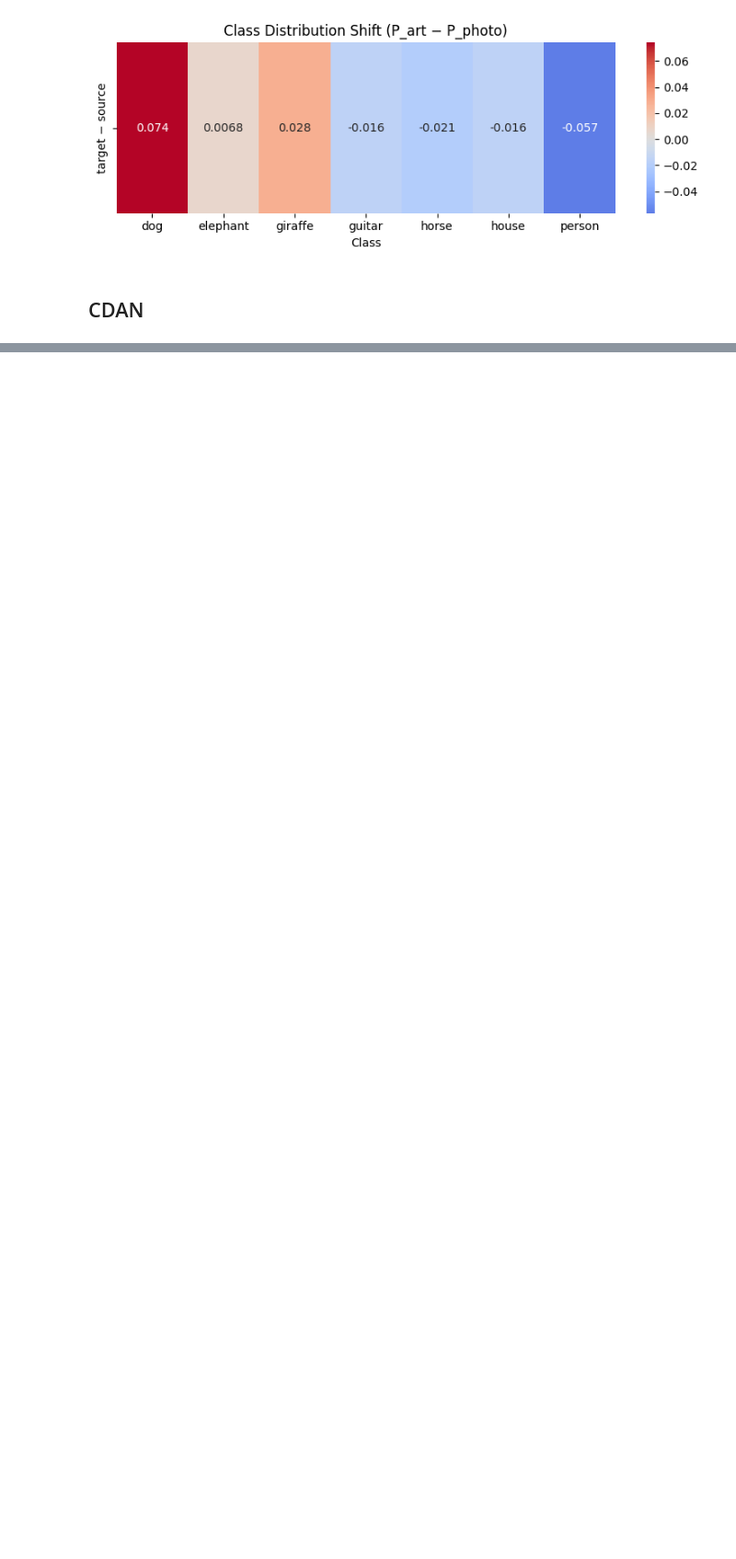
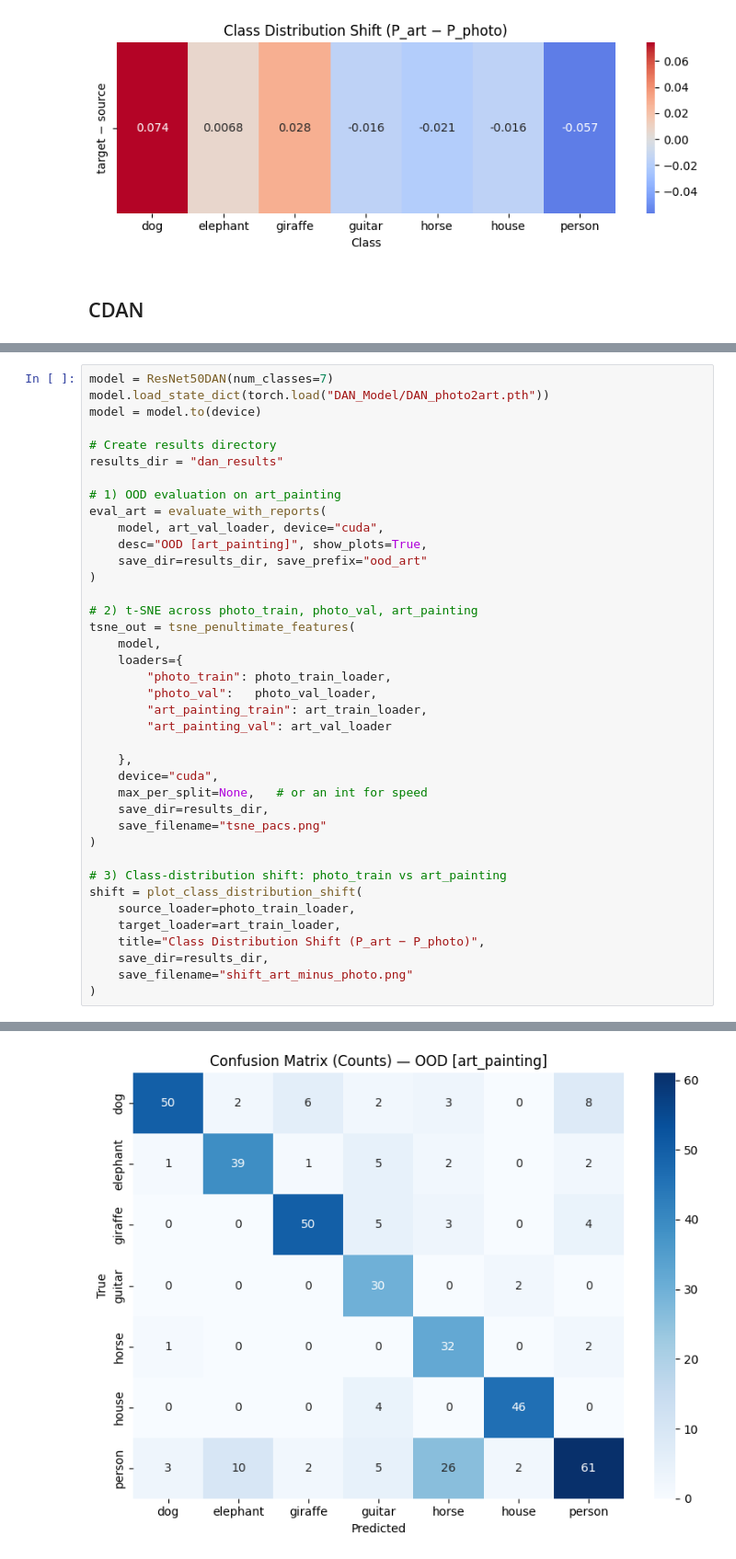
Before and after one commit to faaiz004/ATML-PA2, a Jupyter notebook: Task1.ipynb, the cells around one changed output, grey strips where cells are left out. Shown at 92% size. Cells and saved outputs as stored; diff of their text form; blank space fills up the shorter version.

```diff
--- a/Task1.ipynb
+++ b/Task1.ipynb
@@ -879,0 +1401,40 @@ weighted avg     0.7483    0.7042    0.6936       409
+# %%
+model = ResNet50DAN(num_classes=7)
+model.load_state_dict(torch.load("DAN_Model/DAN_photo2art.pth"))
+model = model.to(device)
+
+# Create results directory
+results_dir = "dan_results"
+
+# 1) OOD evaluation on art_painting
+eval_art = evaluate_with_reports(
+    model, art_val_loader, device="cuda",
+    desc="OOD [art_painting]", show_plots=True,
+    save_dir=results_dir, save_prefix="ood_art"
+)
+
+# 2) t-SNE across photo_train, photo_val, art_painting
+tsne_out = tsne_penultimate_features(
+    model,
+    loaders={
+        "photo_train": photo_train_loader,
+        "photo_val":   photo_val_loader,
+        "art_painting_train": art_train_loader,
+        "art_painting_val": art_val_loader
+
+    },
+    device="cuda",
+    max_per_split=None,   # or an int for speed
+    save_dir=results_dir,
+    save_filename="tsne_pacs.png"
+)
+
+# 3) Class-distribution shift: photo_train vs art_painting
+shift = plot_class_distribution_shift(
+    source_loader=photo_train_loader,
+    target_loader=art_train_loader,
+    title="Class Distribution Shift (P_art − P_photo)",
+    save_dir=results_dir,
+    save_filename="shift_art_minus_photo.png"
+)
+# %% [output]
@@ -879,0 +1459 @@ weighted avg     0.7483    0.7042    0.6936       409
+[figure, added]
```
Also changed, not shown: parts of 15 cells of this notebook, 2 other files.
